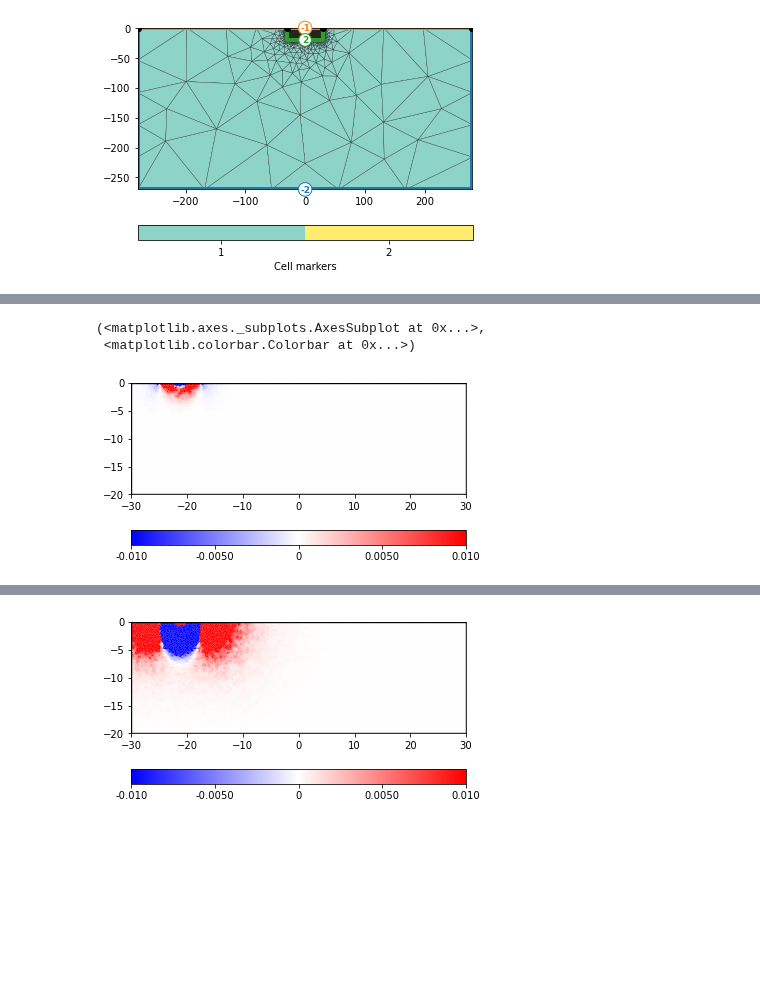
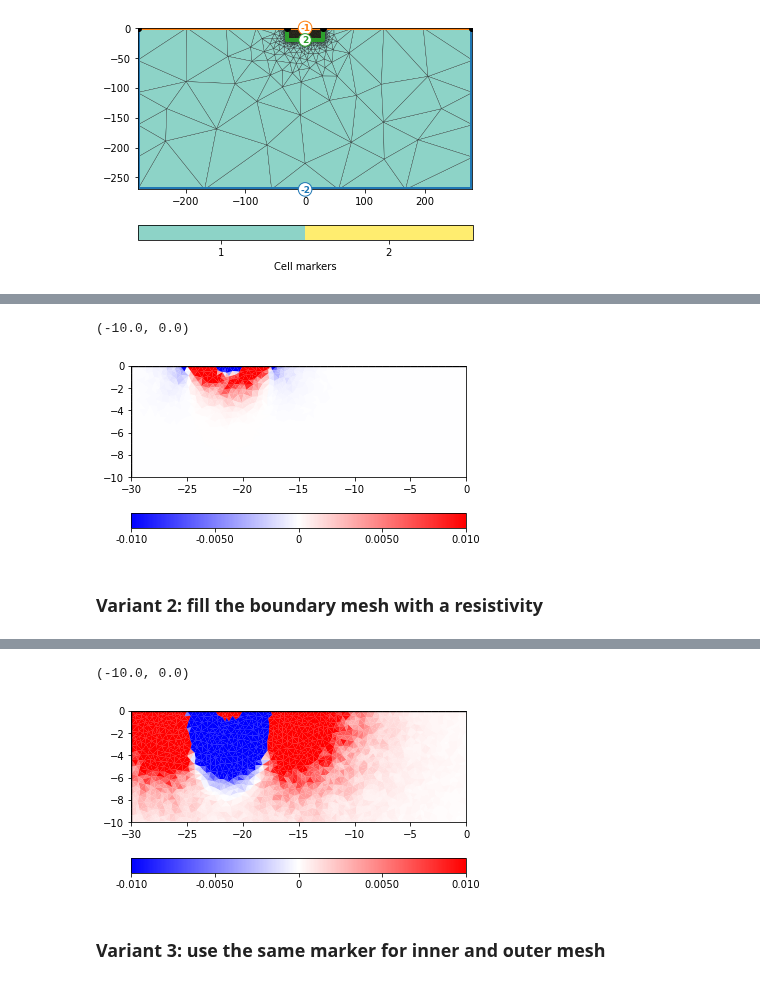
Before and after one commit to gimli-org/notebooks, a Jupyter notebook: issues/320/issue320.ipynb, the cells around one changed output, grey strips where cells are left out. Saved outputs shown, nothing was run; the diff lists cells and outputs as text; code cells hidden in the pictures; blank space fills up the shorter version.

```diff
--- a/issues/320/issue320.ipynb
+++ b/issues/320/issue320.ipynb
@@ -13,5 +13,5 @@ print(pg.__version__, pg.__file__)
 # %%
 data = ert.load("simple.dat")
-world2 = mt.createWorld(start=[-30, 0], end=[30, -20], marker=2, worldMarker=True)
+world2 = mt.createWorld(start=[-30, -20], end=[30, 0], marker=2, worldMarker=True)
 for pos in data.sensorPositions():
     world2.createNode(pos)
@@ -69,10 +75,13 @@ J1 = pg.utils.gmat2numpy(fop.jacobian())
 [figure]
 # %%
-pg.show(fop1.paraDomain, J1[0,:], cMin=-0.01, cMax=0.01, cMap="bwr")
+ax, cb = pg.show(fop1.paraDomain, J1[0,:], cMin=-0.01, cMax=0.01, cMap="bwr");
+ax.set_xlim([-30, 0])
+ax.set_ylim([-10, 0])
 # %% [output]
-(<matplotlib.axes._subplots.AxesSubplot at 0x...>,
- <matplotlib.colorbar.Colorbar at 0x...>)
+(-10.0, 0.0)
-[figure, old version]
+[figure, new version]
+# %% [markdown]
+### Variant 2: fill the boundary mesh with a resistivity
 # %%
 fop2 = ert.ERTModelling()
 fop2.setData(data)
@@ -84,5 +93,7 @@ dr = fop2.response(rhomodel2)
 # ert.showERTData(data, vals=dr)
 fop2.createJacobian(rhomodel2)
 J2 = pg.utils.gmat2numpy(fop2.jacobian())
-ax, ab = pg.show(fop2.paraDomain, J2[0,:], cMin=-0.01, cMax=0.01, cMap="bwr")
+ax, cb = pg.show(fop2.paraDomain, J2[0,:], cMin=-0.01, cMax=0.01, cMap="bwr");
+ax.set_xlim([-30, 0])
+ax.set_ylim([-10, 0])
 # %% [output]
@@ -93,4 +104,7 @@ ax, ab = pg.show(fop2.paraDomain, J2[0,:], cMin=-0.01, cMax=0.01, cMap="bwr")
+(-10.0, 0.0)
-[figure, old version]
+[figure, new version]
+# %% [markdown]
+### Variant 3: use the same marker for inner and outer mesh
 # %%
 bigMesh3 = pg.meshtools.appendTriangleBoundary(mesh, marker=2, xbound=250, ybound=250)
 fop3 = ert.ERTModelling()
```
Also changed, not shown: parts of 11 cells of this notebook.
